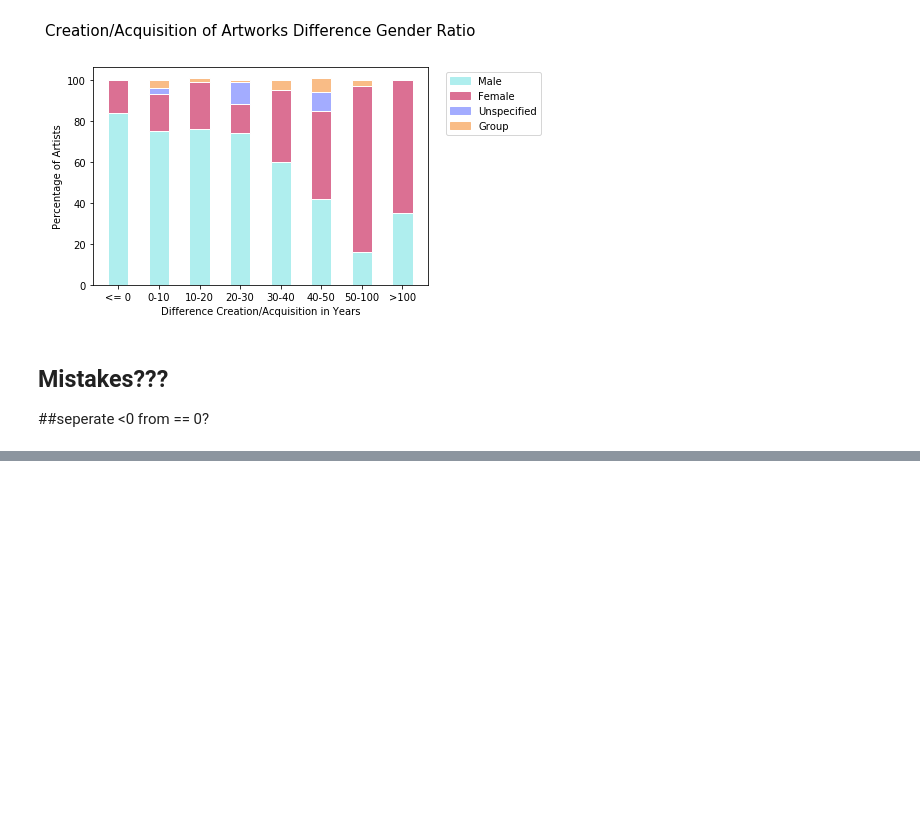
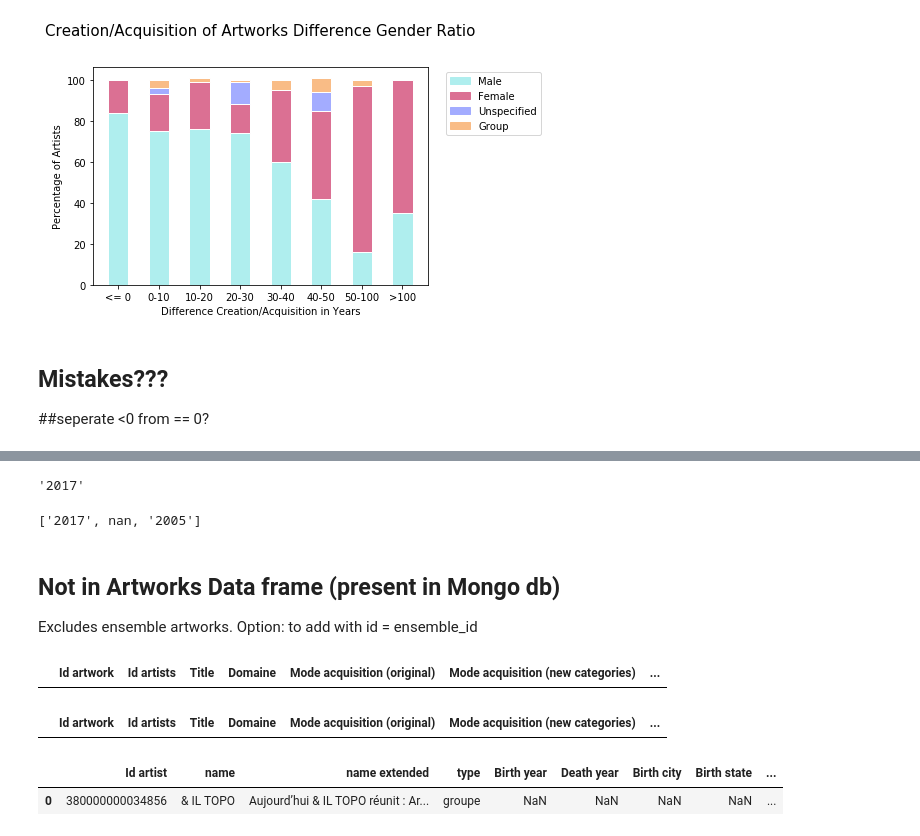
Before and after one commit to medialab/gender_art, a Jupyter notebook: Authors_Artworks_VideoMuseum.ipynb, the cells around one changed output, grey strips where cells are left out. Saved outputs shown, nothing was run; the diff lists cells and outputs as text; code cells hidden in the pictures; blank space fills up the shorter version.

```diff
--- a/Authors_Artworks_VideoMuseum.ipynb
+++ b/Authors_Artworks_VideoMuseum.ipynb
@@ -582,0 +565,8 @@ artworks[artworks.Diff_CA == '<= 0']
+# %%
+min(years)
+# %% [output]
+'2017'
+# %%
+year_acq
+# %% [output]
+['2017', nan, '2005']
@@ -582,0 +575,11 @@ artworks[artworks.Diff_CA == '<= 0']
+# %% [markdown]
+## Not in Artworks Data frame (present in Mongo db)
+Excludes ensemble artworks. Option: to add with id = ensemble_id
+# %%
+artworks[artworks['Id artwork']=='380000000035465']
+# %% [output]
+|  | Id artwork | Id artists | Title | Domaine | Mode acquisition (original) | Mode acquisition (new categories) | ... |
+# %%
+artworks[artworks['Id artists']=='6663648']
+# %% [output]
+|  | Id artwork | Id artists | Title | Domaine | Mode acquisition (original) | Mode acquisition (new categories) | ... |
@@ -582,0 +588,5 @@ artworks[artworks.Diff_CA == '<= 0']
+# %%
+authors[authors['Id artist']=='380000000034856']
+# %% [output]
+|  | Id artist | name | name extended | type | Birth year | Death year | Birth city | Birth state | ... |
+| 0 | 380000000034856 | & IL TOPO | Aujourd’hui & IL TOPO réunit : Ar... | groupe | NaN | NaN | NaN | NaN | ... |
```
Also changed, not shown: parts of 25 cells of this notebook, 5 other files.
